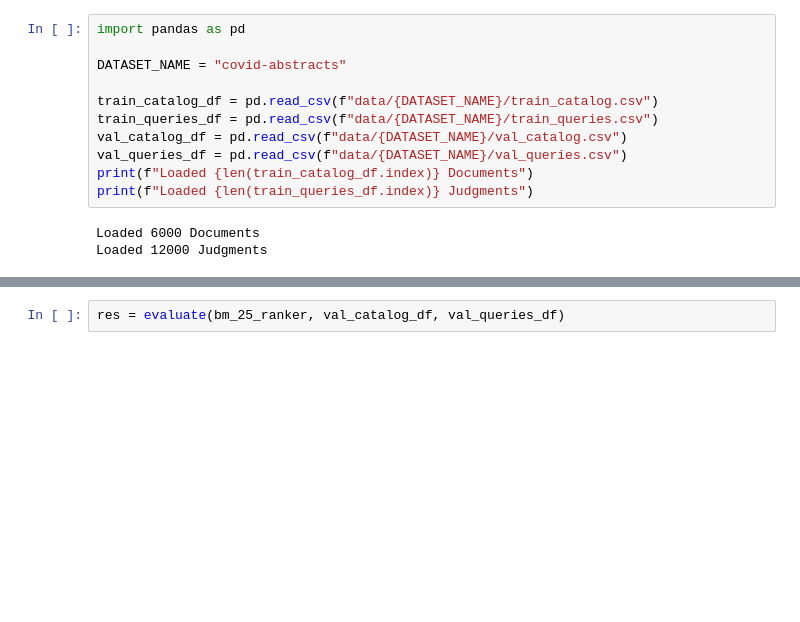
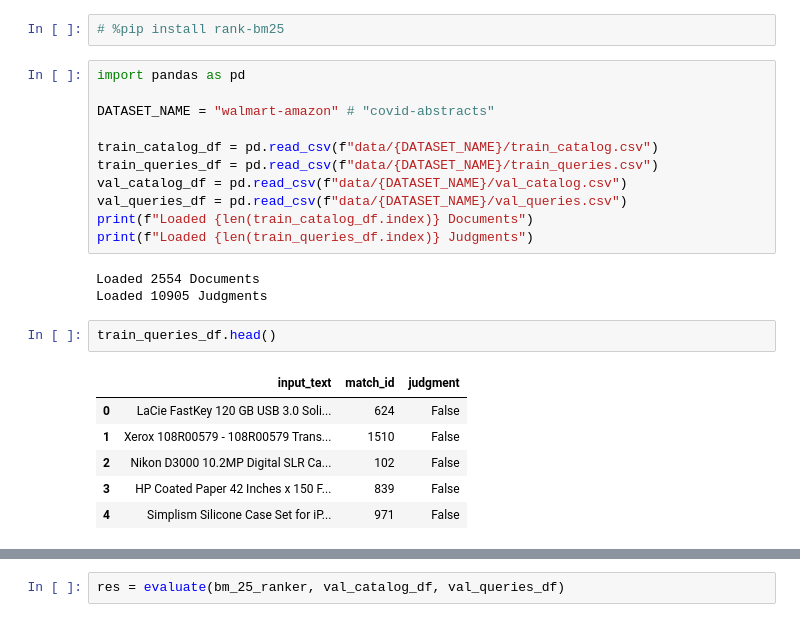
Before and after one commit to bart1259/InformationRetrievalRanking, a Jupyter notebook: Experiment.ipynb, the cells around one changed output, grey strips where cells are left out. Drawn from its saved outputs; the diff is of its cells as text; blank space fills up the shorter version.

```diff
--- a/Experiment.ipynb
+++ b/Experiment.ipynb
@@ -1,7 +1,9 @@
+# %%
+# %pip install rank-bm25
 # %%
 import pandas as pd
 
-DATASET_NAME = "covid-abstracts"
+DATASET_NAME = "walmart-amazon" # "covid-abstracts"
 
 train_catalog_df = pd.read_csv(f"data/{DATASET_NAME}/train_catalog.csv")
 train_queries_df = pd.read_csv(f"data/{DATASET_NAME}/train_queries.csv")
@@ -10,6 +12,15 @@ val_queries_df = pd.read_csv(f"data/{DATASET_NAME}/val_queries.csv")
 print(f"Loaded {len(train_catalog_df.index)} Documents")
 print(f"Loaded {len(train_queries_df.index)} Judgments")
 # %% [output]
-Loaded 6000 Documents
-Loaded 12000 Judgments
+Loaded 2554 Documents
+Loaded 10905 Judgments
+# %%
+train_queries_df.head()
+# %% [output]
+|  | input_text | match_id | judgment |
+| 0 | LaCie FastKey 120 GB USB 3.0 Soli... | 624 | False |
+| 1 | Xerox 108R00579 - 108R00579 Trans... | 1510 | False |
+| 2 | Nikon D3000 10.2MP Digital SLR Ca... | 102 | False |
+| 3 | HP Coated Paper 42 Inches x 150 F... | 839 | False |
+| 4 | Simplism Silicone Case Set for iP... | 971 | False |
 # %%
```
Also changed, not shown: parts of 4 cells of this notebook, 8 other files.
